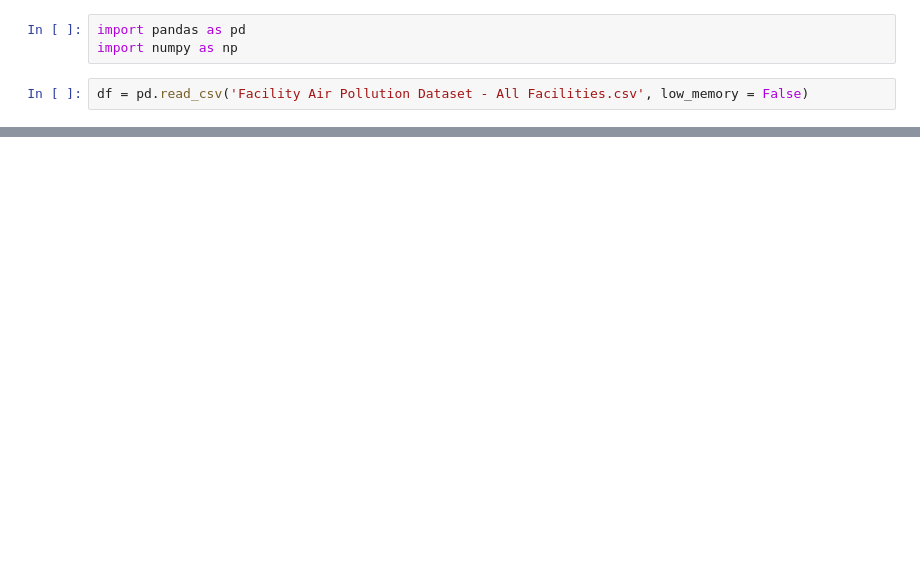
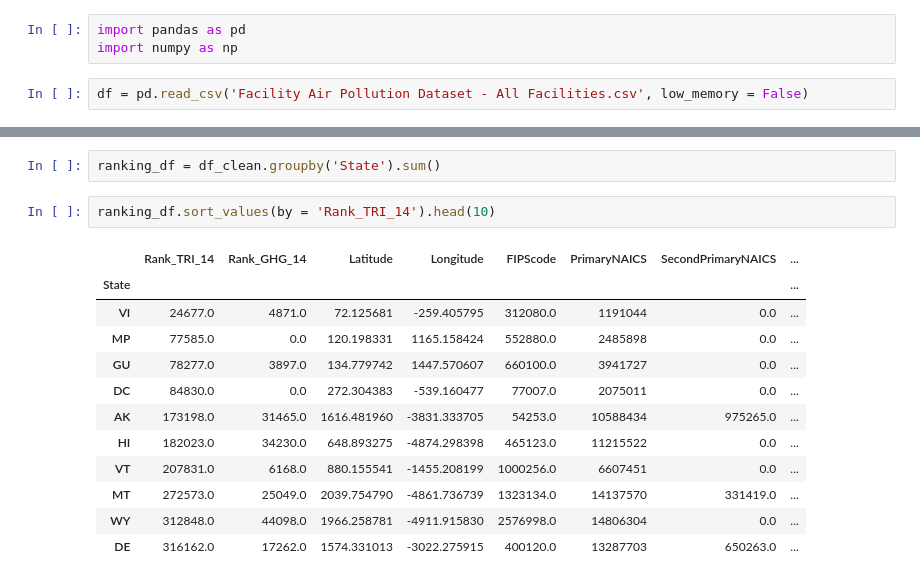
Before and after one commit to ivanescalona/GroupProject1, a Jupyter notebook: facilities_df.ipynb, the cells around one changed output, grey strips where cells are left out. Drawn from its saved outputs; the diff is of its cells as text; blank space fills up the shorter version.

```diff
--- a/facilities_df.ipynb
+++ b/facilities_df.ipynb
@@ -27,0 +42,17 @@ df.groupby('State').count().sort_values(by = 'Unique ID', ascending = False)
+# %%
+ranking_df = df_clean.groupby('State').sum()
+# %%
+ranking_df.sort_values(by = 'Rank_TRI_14').head(10)
+# %% [output]
+|  | Rank_TRI_14 | Rank_GHG_14 | Latitude | Longitude | FIPScode | PrimaryNAICS | SecondPrimaryNAICS | ... |
+| State |  |  |  |  |  |  |  | ... |
+| VI | 24677.0 | 4871.0 | 72.125681 | -259.405795 | 312080.0 | 1191044 | 0.0 | ... |
+| MP | 77585.0 | 0.0 | 120.198331 | 1165.158424 | 552880.0 | 2485898 | 0.0 | ... |
+| GU | 78277.0 | 3897.0 | 134.779742 | 1447.570607 | 660100.0 | 3941727 | 0.0 | ... |
+| DC | 84830.0 | 0.0 | 272.304383 | -539.160477 | 77007.0 | 2075011 | 0.0 | ... |
+| AK | 173198.0 | 31465.0 | 1616.481960 | -3831.333705 | 54253.0 | 10588434 | 975265.0 | ... |
+| HI | 182023.0 | 34230.0 | 648.893275 | -4874.298398 | 465123.0 | 11215522 | 0.0 | ... |
+| VT | 207831.0 | 6168.0 | 880.155541 | -1455.208199 | 1000256.0 | 6607451 | 0.0 | ... |
+| MT | 272573.0 | 25049.0 | 2039.754790 | -4861.736739 | 1323134.0 | 14137570 | 331419.0 | ... |
+| WY | 312848.0 | 44098.0 | 1966.258781 | -4911.915830 | 2576998.0 | 14806304 | 0.0 | ... |
+| DE | 316162.0 | 17262.0 | 1574.331013 | -3022.275915 | 400120.0 | 13287703 | 650263.0 | ... |
```
Also changed, not shown: parts of 26 cells of this notebook, 1 other file.
